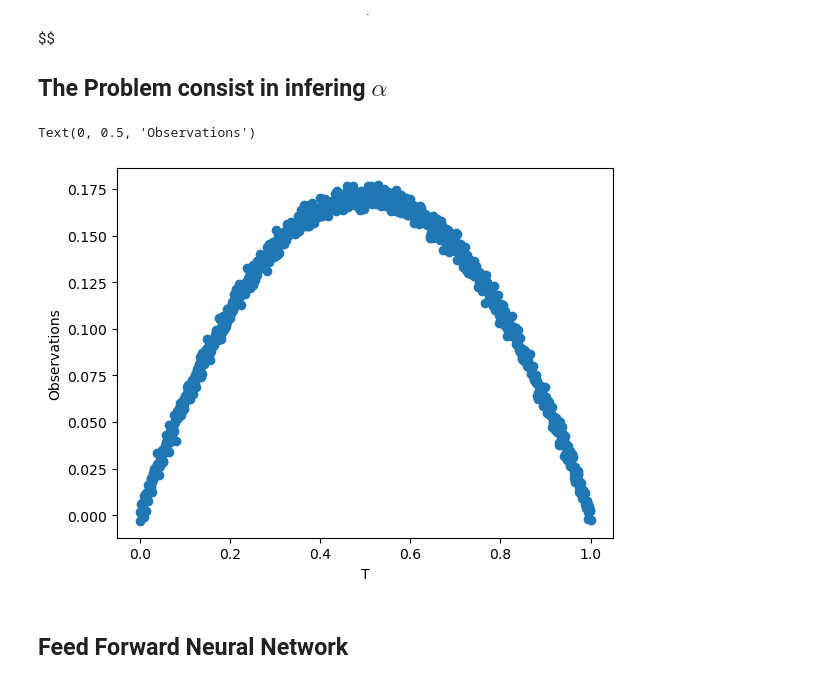
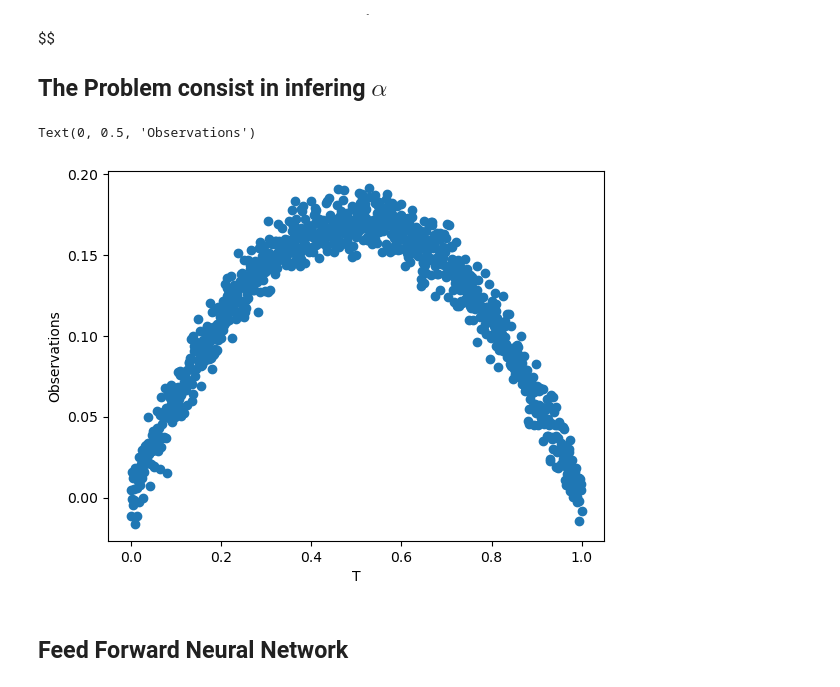
Before and after one commit to ChristianJzB/Projects, a Jupyter notebook: Physics _Informed_NN/11_PDE_TiaEx2.ipynb, the cells around one changed output. Saved outputs shown, nothing was run; the diff lists cells and outputs as text; code cells hidden in the pictures.

```diff
--- a/Physics _Informed_NN/11_PDE_TiaEx2.ipynb
+++ b/Physics _Informed_NN/11_PDE_TiaEx2.ipynb
@@ -44,18 +44,18 @@ $$
 # %%
 ns = 1
 t= np.linspace(0,ns,1000)
-mean, std = 0,np.sqrt(1e-5)
+mean, std = 0,np.sqrt(1e-4)
 
 Exact = (t - t**2) / 2*np.exp(0.314)
 
 noise_sol = Exact + np.random.normal(mean,std, len(t))
 
 plt.scatter(t,noise_sol)
 plt.xlabel("T")
 plt.ylabel("Observations")
 # %% [output]
 Text(0, 0.5, 'Observations')
-[figure, old version]
+[figure, new version]
 # %% [markdown]
 ## Feed Forward Neural Network
 # %%
```
Also changed, not shown: parts of 17 cells of this notebook, 5 other files.
